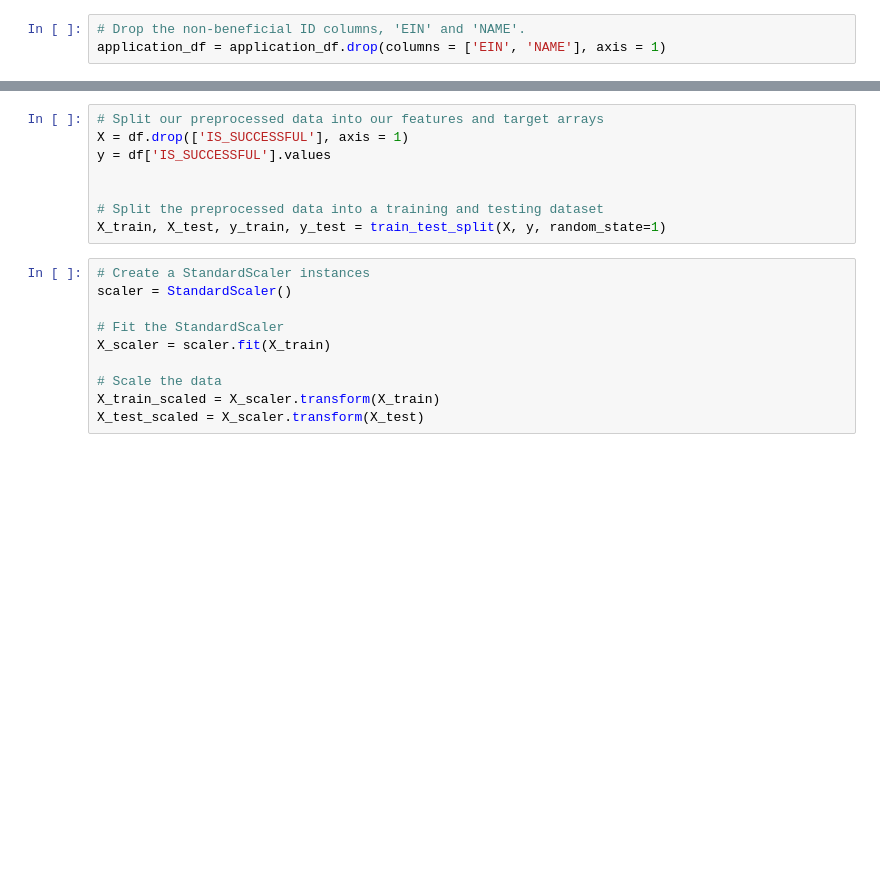
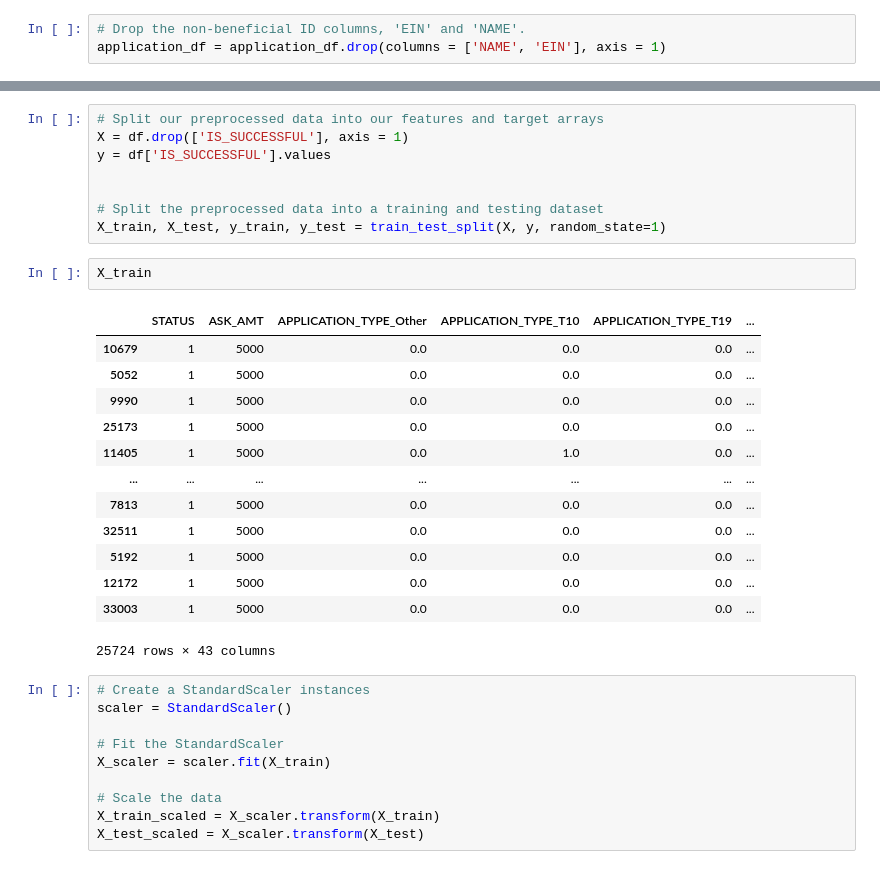
Before and after one commit to GerlechJen/Neural_Network_Charity_Analysis, a Jupyter notebook: AlphabetSoupCharity.ipynb, the cells around one changed output, grey strips where cells are left out. Cells and saved outputs as stored; diff of their text form; blank space fills up the shorter version.

```diff
--- a/AlphabetSoupCharity.ipynb
+++ b/AlphabetSoupCharity.ipynb
@@ -43,7 +43,7 @@ dtypes: int64(4), object(8)
 memory usage: 3.1+ MB
 # %%
 # Drop the non-beneficial ID columns, 'EIN' and 'NAME'.
-application_df = application_df.drop(columns = ['EIN', 'NAME'], axis = 1)
+application_df = application_df.drop(columns = ['NAME', 'EIN'], axis = 1)
 # %%
 # Determine the number of unique values in each column.
 application_df[application_df.columns].nunique()
@@ -198,6 +198,22 @@ y = df['IS_SUCCESSFUL'].values
 
 # Split the preprocessed data into a training and testing dataset
 X_train, X_test, y_train, y_test = train_test_split(X, y, random_state=1)
+# %%
+X_train
+# %% [output]
+|  | STATUS | ASK_AMT | APPLICATION_TYPE_Other | APPLICATION_TYPE_T10 | APPLICATION_TYPE_T19 | ... |
+| 10679 | 1 | 5000 | 0.0 | 0.0 | 0.0 | ... |
+| 5052 | 1 | 5000 | 0.0 | 0.0 | 0.0 | ... |
+| 9990 | 1 | 5000 | 0.0 | 0.0 | 0.0 | ... |
+| 25173 | 1 | 5000 | 0.0 | 0.0 | 0.0 | ... |
+| 11405 | 1 | 5000 | 0.0 | 1.0 | 0.0 | ... |
+| ... | ... | ... | ... | ... | ... | ... |
+| 7813 | 1 | 5000 | 0.0 | 0.0 | 0.0 | ... |
+| 32511 | 1 | 5000 | 0.0 | 0.0 | 0.0 | ... |
+| 5192 | 1 | 5000 | 0.0 | 0.0 | 0.0 | ... |
+| 12172 | 1 | 5000 | 0.0 | 0.0 | 0.0 | ... |
+| 33003 | 1 | 5000 | 0.0 | 0.0 | 0.0 | ... |
+25724 rows × 43 columns
 # %%
 # Create a StandardScaler instances
 scaler = StandardScaler()
```
Also changed, not shown: parts of 12 cells of this notebook.
